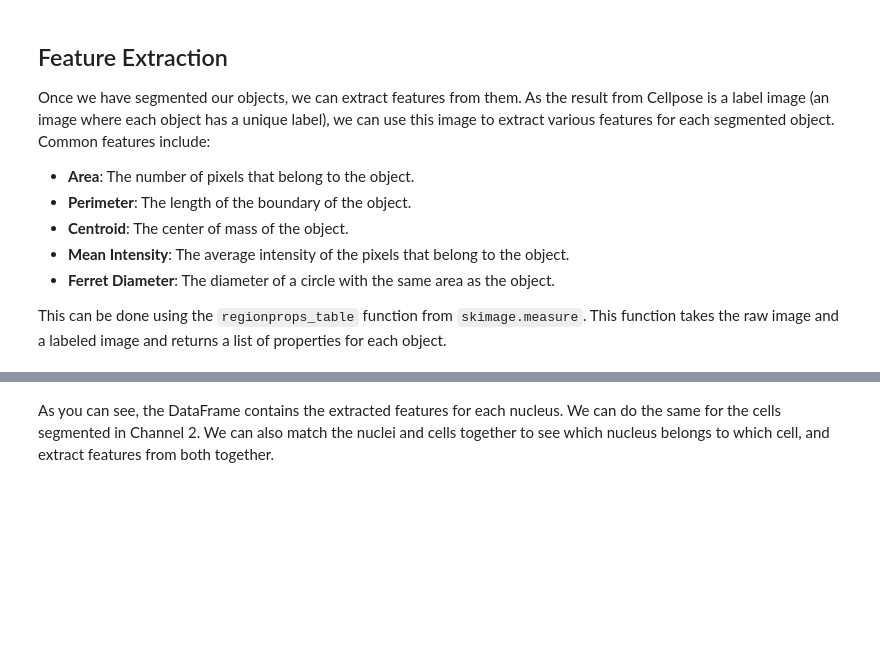
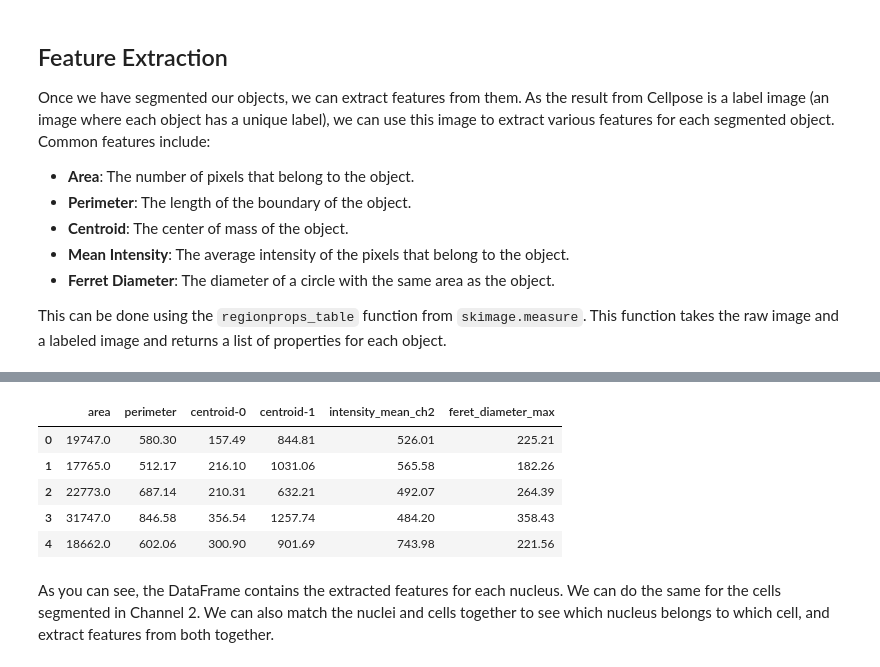
Before and after one commit to m-albert/mnb-image-analysis, a Jupyter notebook: materials/feature_extraction/feature_extraction.ipynb, the cells around one changed output, grey strips where cells are left out. Saved outputs shown, nothing was run; the diff lists cells and outputs as text; code cells hidden in the pictures; blank space fills up the shorter version.

```diff
--- a/materials/feature_extraction/feature_extraction.ipynb
+++ b/materials/feature_extraction/feature_extraction.ipynb
@@ -341,22 +344,29 @@ display(df_props_nuclei)
 # %%
 props_cells = regionprops_table(
     label_image=masks_c2c1,
     intensity_image=img_ch2,
     properties=[
         "area",
         "perimeter",
         "centroid",
         "intensity_mean",
         "feret_diameter_max",
     ],
 )
 # Convert to DataFrame, rename intensity column to indicate channel, and round
 df_props_c2 = (
     pd.DataFrame(props_cells)
     .rename(columns={"intensity_mean": "intensity_mean_ch2"})
     .round(2)
 )
-display(df_props_c2)
+display(df_props_c2.head())
+# %% [output]
+|  | area | perimeter | centroid-0 | centroid-1 | intensity_mean_ch2 | feret_diameter_max |
+| 0 | 19747.0 | 580.30 | 157.49 | 844.81 | 526.01 | 225.21 |
+| 1 | 17765.0 | 512.17 | 216.10 | 1031.06 | 565.58 | 182.26 |
+| 2 | 22773.0 | 687.14 | 210.31 | 632.21 | 492.07 | 264.39 |
+| 3 | 31747.0 | 846.58 | 356.54 | 1257.74 | 484.20 | 358.43 |
+| 4 | 18662.0 | 602.06 | 300.90 | 901.69 | 743.98 | 221.56 |
 # %% [markdown]
 As you can see, the DataFrame contains the extracted features for each nucleus. We can do the same for the cells segmented in Channel 2. We can also match the nuclei and cells together to see which nucleus belongs to which cell, and extract features from both together.
 # %%
```
Also changed, not shown: parts of 14 cells of this notebook.
